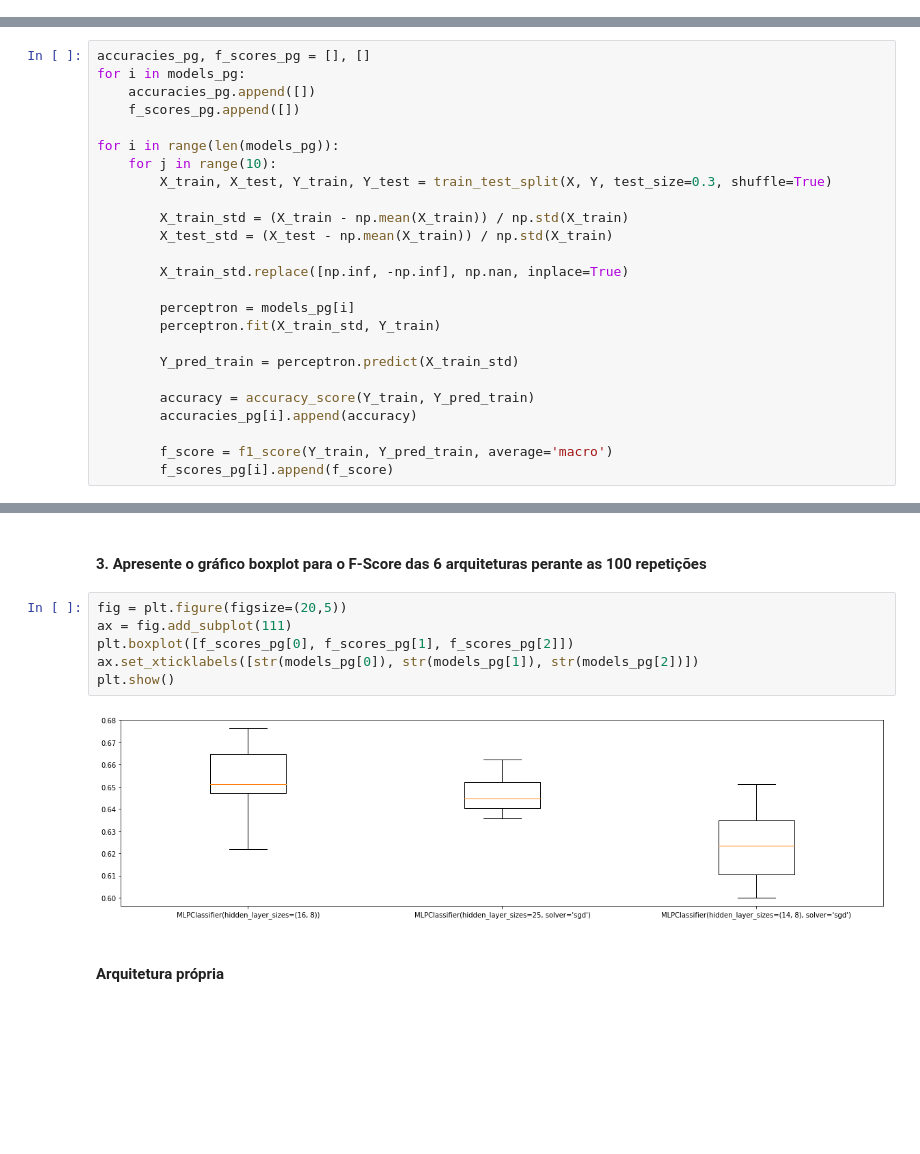
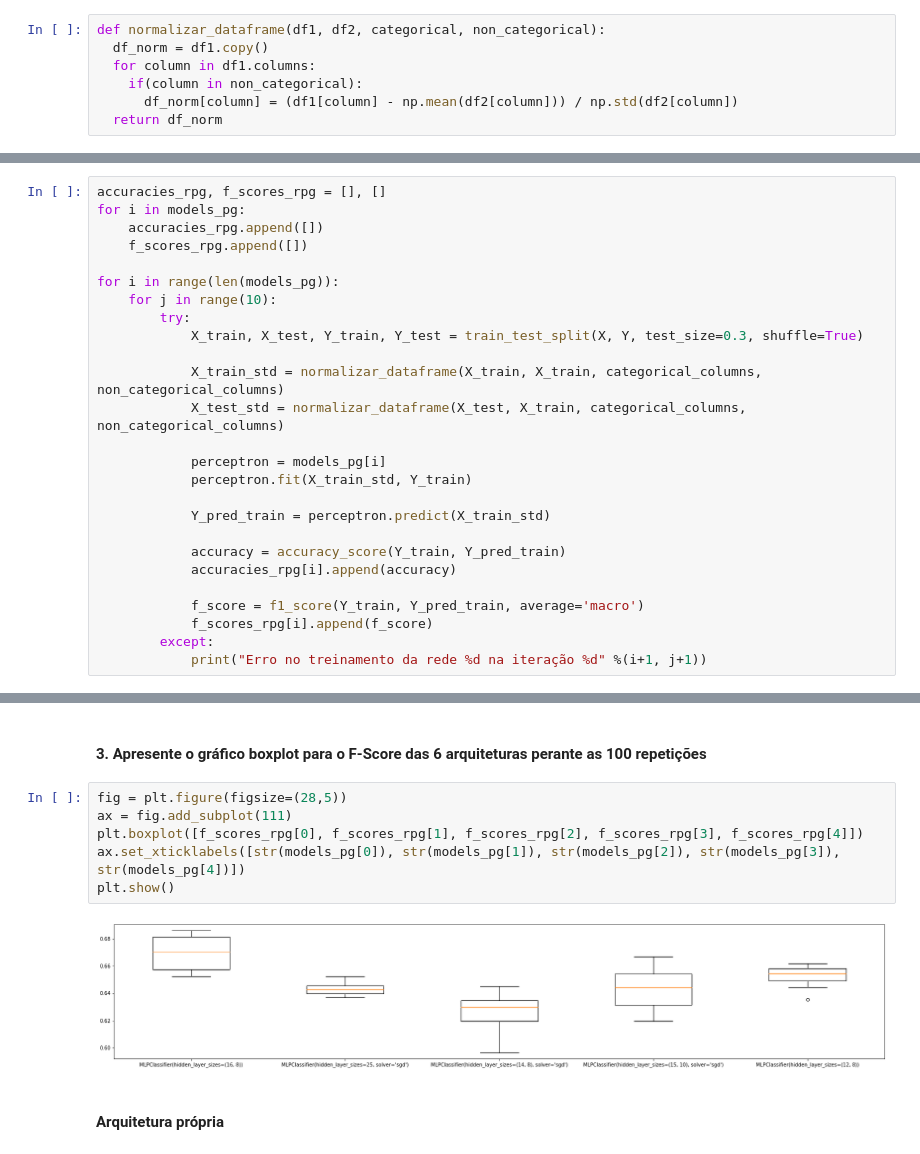
Before and after one commit to elloa-uea/projeto-pratico-3-rna-pp3-team-ltv, a Jupyter notebook: notebooks/PP3.3 - Proposição e Avaliação de RNAs.ipynb, the cells around one changed output, grey strips where cells are left out. Saved outputs shown, nothing was run; the diff lists cells and outputs as text; blank space fills up the shorter version.

```diff
--- a/notebooks/PP3.3 - Proposição e Avaliação de RNAs.ipynb
+++ b/notebooks/PP3.3 - Proposição e Avaliação de RNAs.ipynb
@@ -573,3 +577,10 @@ X, Y = data[data.columns.drop('Cover_Type')], data['Cover_Type']
+# %%
+def normalizar_dataframe(df1, df2, categorical, non_categorical):
+  df_norm = df1.copy()
+  for column in df1.columns:
+    if(column in non_categorical):
+      df_norm[column] = (df1[column] - np.mean(df2[column])) / np.std(df2[column])
+  return df_norm
 # %% [markdown]
 #### Regra da pirâmide geométrica
 # %% [markdown]
@@ -590,27 +601,28 @@ models_pg = [
 #### 2.2 Faça uso de 200 épocas para treinamento
 #### 2.2 Apresente os resultados de acurácia e F-Score em termos da média +- dp para cada arquitetura
 # %%
-accuracies_pg, f_scores_pg = [], []
+accuracies_rpg, f_scores_rpg = [], []
 for i in models_pg:
-    accuracies_pg.append([])
-    f_scores_pg.append([])
+    accuracies_rpg.append([])
+    f_scores_rpg.append([])
 
 for i in range(len(models_pg)):
     for j in range(10):
-        X_train, X_test, Y_train, Y_test = train_test_split(X, Y, test_size=0.3, shuffle=True)
+        try:
+            X_train, X_test, Y_train, Y_test = train_test_split(X, Y, test_size=0.3, shuffle=True)
 
-        X_train_std = (X_train - np.mean(X_train)) / np.std(X_train)
-        X_test_std = (X_test - np.mean(X_train)) / np.std(X_train)
+            X_train_std = normalizar_dataframe(X_train, X_train, categorical_columns, non_categorical_columns)
+            X_test_std = normalizar_dataframe(X_test, X_train, categorical_columns, non_categorical_columns)
 
-        X_train_std.replace([np.inf, -np.inf], np.nan, inplace=True)
+            perceptron = models_pg[i]
+            perceptron.fit(X_train_std, Y_train)
 
-        perceptron = models_pg[i]
-        perceptron.fit(X_train_std, Y_train)
+            Y_pred_train = perceptron.predict(X_train_std)
 
-        Y_pred_train = perceptron.predict(X_train_std)
+            accuracy = accuracy_score(Y_train, Y_pred_train)
+            accuracies_rpg[i].append(accuracy)
 
-        accuracy = accuracy_score(Y_train, Y_pred_train)
-        accuracies_pg[i].append(accuracy)
-
-        f_score = f1_score(Y_train, Y_pred_train, average='macro')
-        f_scores_pg[i].append(f_score)
+            f_score = f1_score(Y_train, Y_pred_train, average='macro')
+            f_scores_rpg[i].append(f_score)
+        except:
+            print("Erro no treinamento da rede %d na iteração %d" %(i+1, j+1))
@@ -661,13 +669,13 @@ Desvio padrão do F-Score: 0.0160
 # %% [markdown]
 #### 3. Apresente o gráfico boxplot para o F-Score das 6 arquiteturas perante as 100 repetições
 # %%
-fig = plt.figure(figsize=(20,5))
+fig = plt.figure(figsize=(28,5))
 ax = fig.add_subplot(111)
-plt.boxplot([f_scores_pg[0], f_scores_pg[1], f_scores_pg[2]])
-ax.set_xticklabels([str(models_pg[0]), str(models_pg[1]), str(models_pg[2])])
+plt.boxplot([f_scores_rpg[0], f_scores_rpg[1], f_scores_rpg[2], f_scores_rpg[3], f_scores_rpg[4]])
+ax.set_xticklabels([str(models_pg[0]), str(models_pg[1]), str(models_pg[2]), str(models_pg[3]), str(models_pg[4])])
 plt.show()
 # %% [output]
-[figure, old version]
+[figure, new version]
 # %% [markdown]
 #### Arquitetura própria
 # %% [markdown]
```
Also changed, not shown: parts of 14 cells of this notebook.
